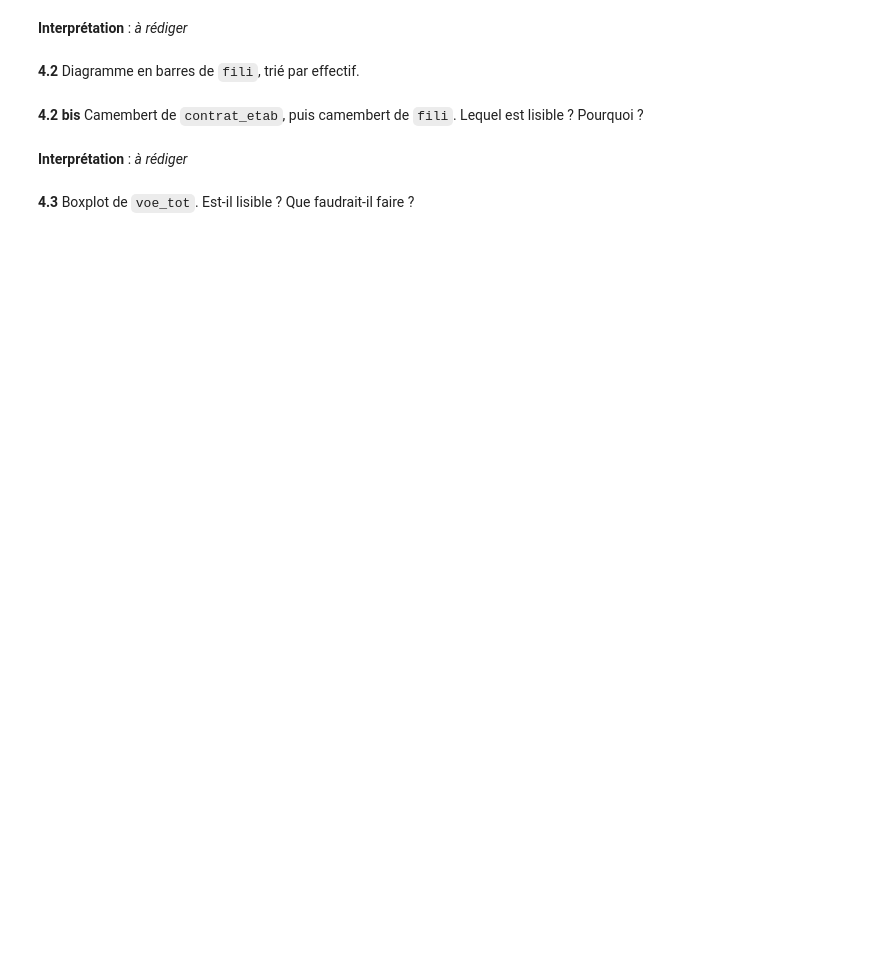
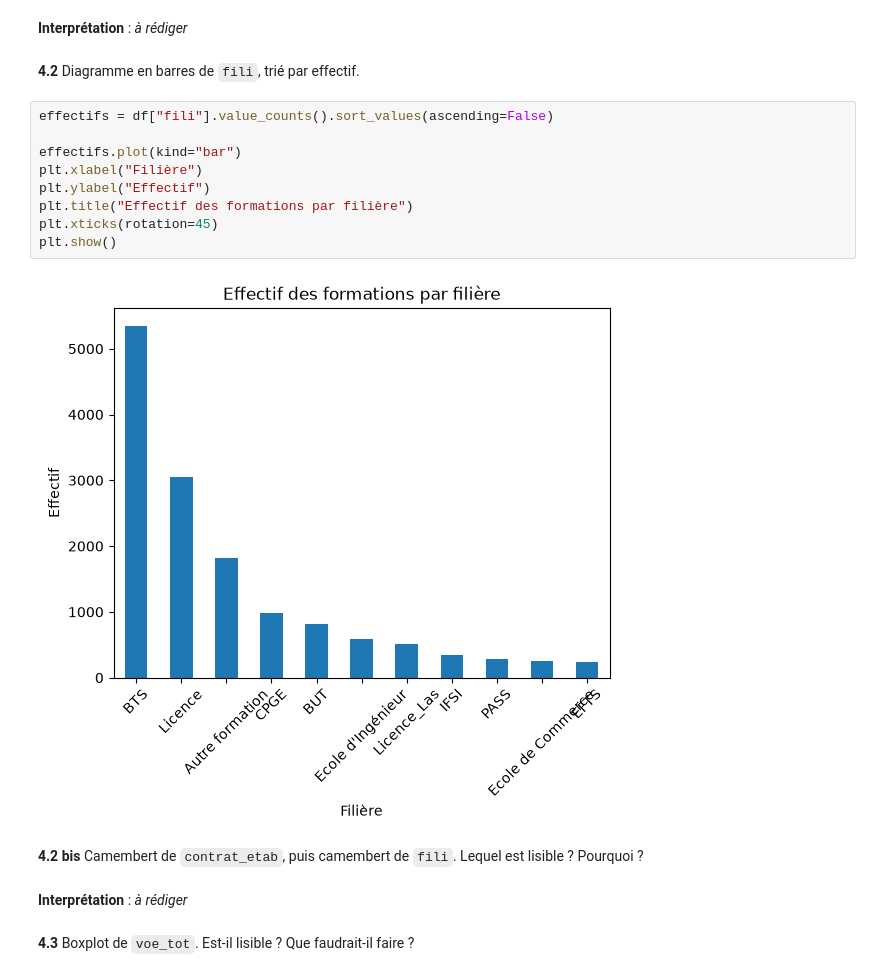
Before and after one commit to AhmedJr-ops/Parcoursup, a Jupyter notebook: TP_Parcoursup.ipynb, the cells around one changed output. Drawn from its saved outputs; the diff is of its cells as text; blank space fills up the shorter version.

```diff
--- a/TP_Parcoursup.ipynb
+++ b/TP_Parcoursup.ipynb
@@ -199,6 +212,17 @@ Coefficient de variation : 1.6721318872177755
 **Interprétation** : _à rédiger_
 # %% [markdown]
 **4.2** Diagramme en barres de `fili`, trié par effectif.
+# %%
+effectifs = df["fili"].value_counts().sort_values(ascending=False)
+
+effectifs.plot(kind="bar")
+plt.xlabel("Filière")
+plt.ylabel("Effectif")
+plt.title("Effectif des formations par filière")
+plt.xticks(rotation=45)
+plt.show()
+# %% [output]
+[figure, added]
 # %% [markdown]
 **4.2 bis** Camembert de `contrat_etab`, puis camembert de `fili`. Lequel est lisible ? Pourquoi ?
 # %% [markdown]
```
Also changed, not shown: parts of 4 cells of this notebook.
